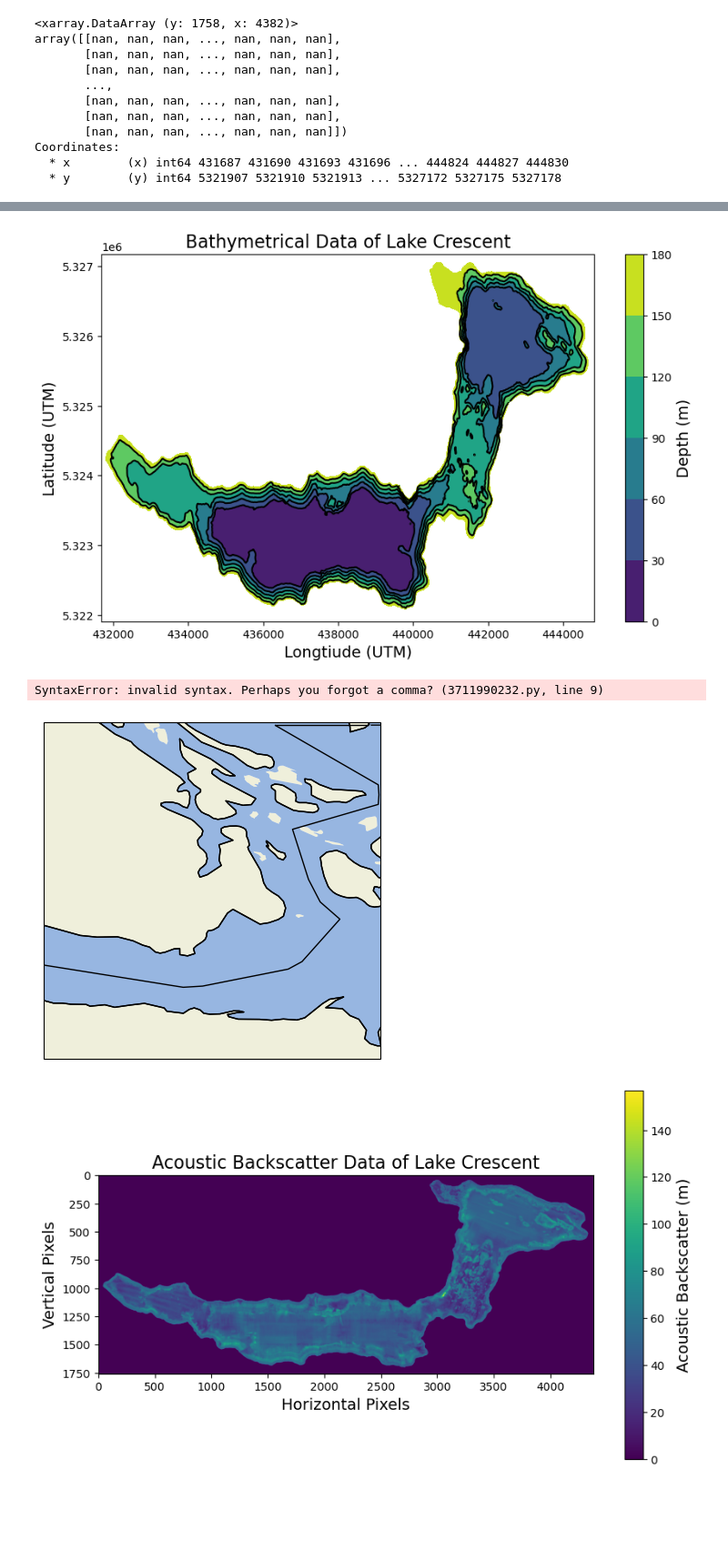
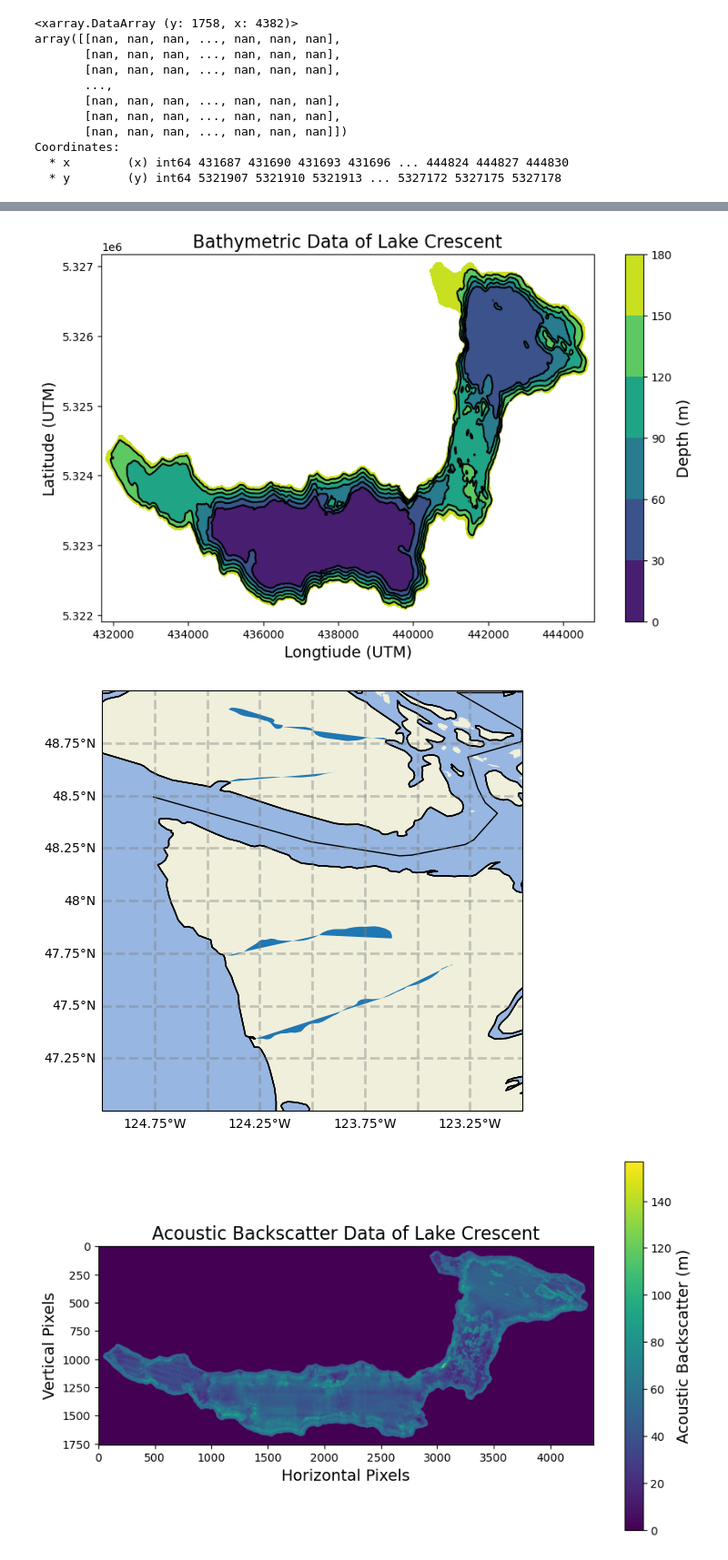
Before and after one commit to mhavely/Havely.M_FinalProject, a Jupyter notebook: project_code_full.ipynb, the cells around one changed output, grey strips where cells are left out. Shown at 91% size. Drawn from its saved outputs; the diff is of its cells as text; code cells hidden in the pictures; blank space fills up the shorter version.

```diff
--- a/project_code_full.ipynb
+++ b/project_code_full.ipynb
@@ -108,31 +118,21 @@ Coordinates:
 # %%
-# Bathymetry Graph
-
+# Defined bathymetry Graph
 ## Kathy's Feedback - bathymetry for contour and color for acoustic backscatter
 fig, ax = plt.subplots(figsize = (10,6))
 ax = plt.gca()
 
 cntr = plt.contourf(x, y, np.flip(data_xr, axis = 0), cmap = 'viridis', levels = 5)
 colorbar = plt.colorbar()
+## Adding labels
 colorbar.set_label('Depth (m)', fontsize = 14)
 plt.xlabel('Longtiude (UTM)', fontsize = 14)
 plt.ylabel('Latitude (UTM)', fontsize = 14)
-plt.title('Bathymetrical Data of Lake Crescent', fontsize = 16)
+plt.title('Bathymetric Data of Lake Crescent', fontsize = 16)
+## Adding contour lines for definition
 cntr_lines = plt.contour(x, y, np.flip(data_xr, axis = 0), colors = 'black', levels = 5, linewith = 1)
 
+## Dowloading the graph
+### Using https://futurestud.io/tutorials/matplotlib-save-plots-as-file
 plt.savefig('bathymetry_data')
 # %% [output]
-[figure, old version]
+[figure, new version]
-# %%
-# converting my UTM coordinates to lat-lon
-## Jackson's code
-zone_num = 10
-zone_let = 'U'
-lat = []
-lon = []
-df = ...
-for i in df:
-    lat = utm.to_latlon(df[], df[], zone_num, zone_let) [0]
-    lon = utm.to_latlon(df[], df[], zone_num, zone_let) [1]
-# %% [output]
-SyntaxError: invalid syntax. Perhaps you forgot a comma? (3711990232.py, line 9)
@@ -142,27 +139,28 @@ SyntaxError: invalid syntax. Perhaps you forgot a comma? (3711990232.py, line 9)
 # %%
-# Zooming in on Lake Crescent via cartopy
-# lat = data_xr.x.values
-# lon = data_xr.y.values
-fig = plt.figure()
+# Making the Lake Crescent
+fig = plt.figure(figsize = (10,6))
 ax = plt.axes(projection = ccrs.PlateCarree())
-# ## Adding in a color map
-# cntr = plt.contourf(lat, lon, data_xr, transform = ccrs.PlateCarree(), zorder = 2, alpha = 0.65, cmap = 'viridis')
-# cntr_lines = plt.contour(lat, lon, data_xr, colors = 'black', levels = 5, linewith = 1, transform = ccrs.PlateCarree())
-# plt.clabel(cntr_lines)
-## Adding in features
+# Adding in features
+## Using https://foundations.projectpythia.org/core/cartopy/cartopy.html for gridlines code
+gl = ax.gridlines(draw_labels = True, linewidth = 2, color = 'gray', alpha = 0.4, linestyle = '--')
+gl.xlabels_top = False
+gl.ylabels_right = False
 ax.coastlines(resolution = '10m', color = 'k')
 ax.add_feature(cfeature.LAND)
 ax.add_feature(cfeature.OCEAN)
 ax.add_feature(cfeature.COASTLINE)
 ax.add_feature(cfeature.BORDERS)
-ax.add_feature(cfeature.LAKES)
-ax.add_feature(cfeature.RIVERS)
-## using https://www.naturalearthdata.com/downloads/10m-natural-earth-1/10m-natural-earth-1-with-shaded-relief-and-water/
-# ax.add_feature(cfeature.NaturalEarthFeature('physical', 'NE1', '10m'))
-# ax.set_extent([-123.9, -123.7, 48.0, 48.1], crs = ccrs.PlateCarree())
-ax.set_extent([-124, -123, 48, 49], crs = ccrs.PlateCarree())
+ax.add_feature(cfeature.STATES)
+## Using https://www.naturalearthdata.com/downloads/10m-natural-earth-1/10m-natural-earth-1-with-shaded-relief-and-water/
+ax.add_feature(cfeature.NaturalEarthFeature('physical', 'rivers_north_america', '10m'))
+ax.add_feature(cfeature.NaturalEarthFeature('physical', 'lakes_north_america', '10m'))
+# Zooming in on Lake Crescent via cartopy
+ax.set_extent([-125, -123, 47, 49], crs = ccrs.PlateCarree())
+
+## Downloading the Graph
+plt.savefig('failed_lake_graph')
 # %% [output]
-[figure, old version]
+[figure, new version]
 # %%
 # Acoustic Backscatter Plot
 fig,ax = plt.subplots(figsize = (10,6))
```
Also changed, not shown: parts of 12 cells of this notebook, 4 other files.
